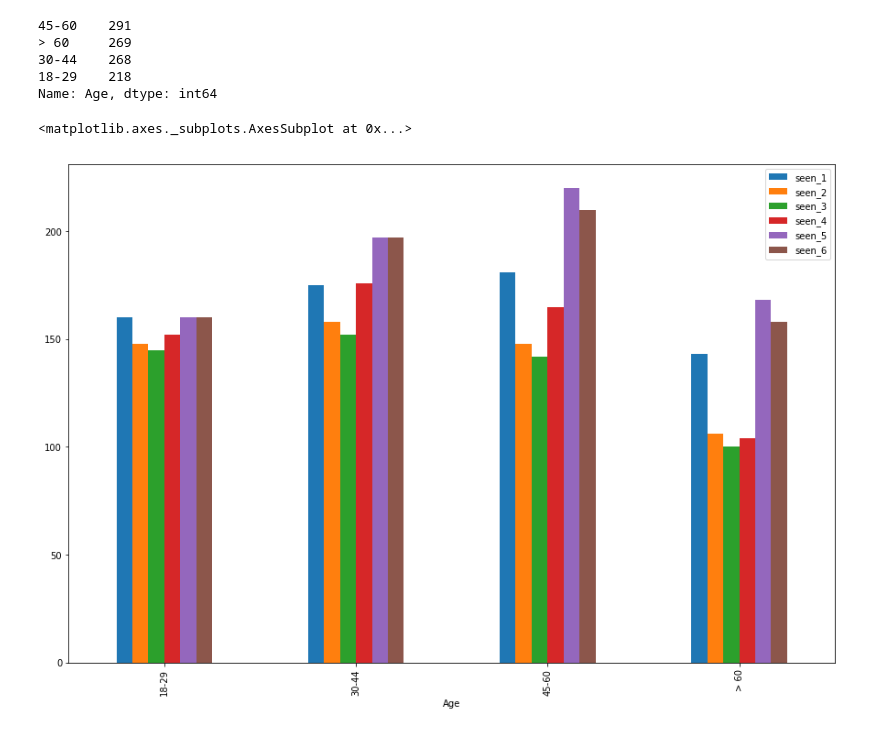
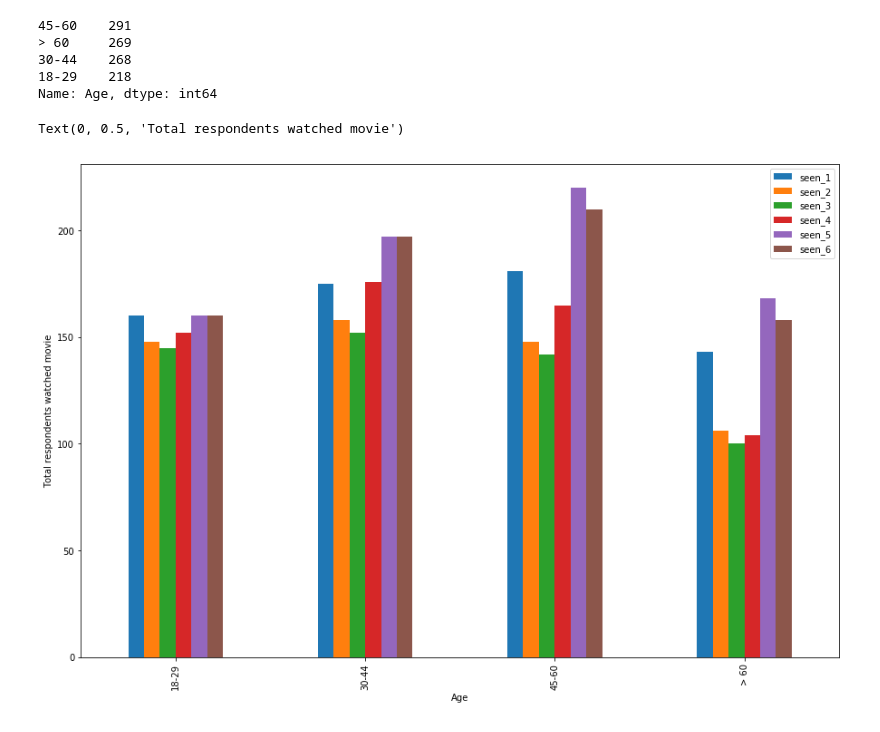
Before and after one commit to purvil/Star-Wars-survey-analysis, a Jupyter notebook: Star Wars Survey Analysis.ipynb, the cells around one changed output. Drawn from its saved outputs; the diff is of its cells as text; code cells hidden in the pictures.

Commit message:
Adding labels to figure

```diff
--- a/Star Wars Survey Analysis.ipynb
+++ b/Star Wars Survey Analysis.ipynb
@@ -337,9 +347,10 @@ star_wars.Age.value_counts()
 Name: Age, dtype: int64
 # %%
 star_wars.groupby('Age')['seen_1','seen_2','seen_3','seen_4','seen_5','seen_6'].sum().plot(kind='bar', figsize=(15,10))
+plt.ylabel("Total respondents watched movie")
 # %% [output]
-<matplotlib.axes._subplots.AxesSubplot at 0x...>
+Text(0, 0.5, 'Total respondents watched movie')
-[figure, old version]
+[figure, new version]
 # %%
 star_wars.groupby('Age')['ranking_1','ranking_2','ranking_3','ranking_4','ranking_5','ranking_6'].mean().rdiv(1).plot(kind='bar', figsize=(15,10))
 plt.xticks(rotation=0)
```
Also changed, not shown: parts of 11 cells of this notebook.
